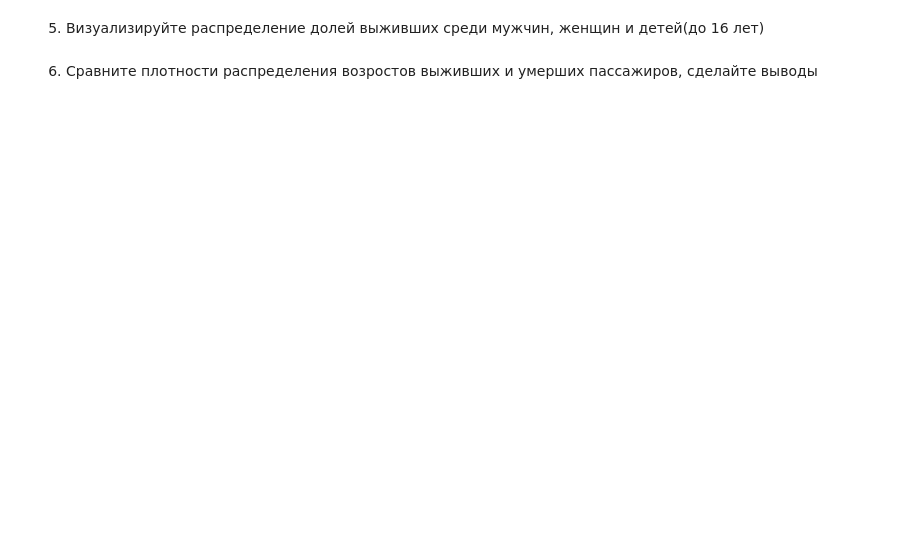
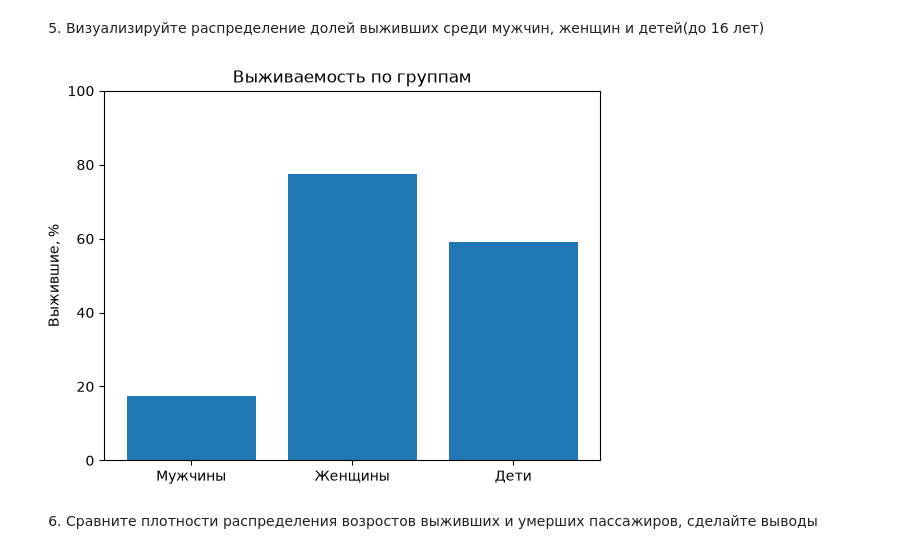
Before and after one commit to hel1th/bml-labs, a Jupyter notebook: homeworks/hw1var5/Lab1-5.ipynb, the cells around one changed output. Saved outputs shown, nothing was run; the diff lists cells and outputs as text; code cells hidden in the pictures; blank space fills up the shorter version.

```diff
--- a/homeworks/hw1var5/Lab1-5.ipynb
+++ b/homeworks/hw1var5/Lab1-5.ipynb
@@ -280,4 +320,23 @@ print(f"Выживаемость старше 40 лет: {older_men['Survived'].
 # %% [markdown]
 5. Визуализируйте распределение долей выживших среди мужчин, женщин и детей(до 16 лет)
+# %%
+men = df[(df["Sex"] == "male") & (df["Age"] >= 16)]
+women = df[(df["Sex"] == "female") & (df["Age"] >= 16)]
+children = df[df["Age"] < 16]
+
+rates = [
+    men["Survived"].mean() * 100,
+    women["Survived"].mean() * 100,
+    children["Survived"].mean() * 100
+]
+
+plt.bar(["Мужчины", "Женщины", "Дети"], rates)
+
+plt.title("Выживаемость по группам")
+plt.ylabel("Выжившие, %")
+plt.ylim(0, 100)
+plt.show()
+# %% [output]
+[figure, added]
 # %% [markdown]
 6. Сравните плотности распределения возростов выживших и умерших пассажиров, сделайте выводы
```
Also changed, not shown: parts of 8 cells of this notebook.
